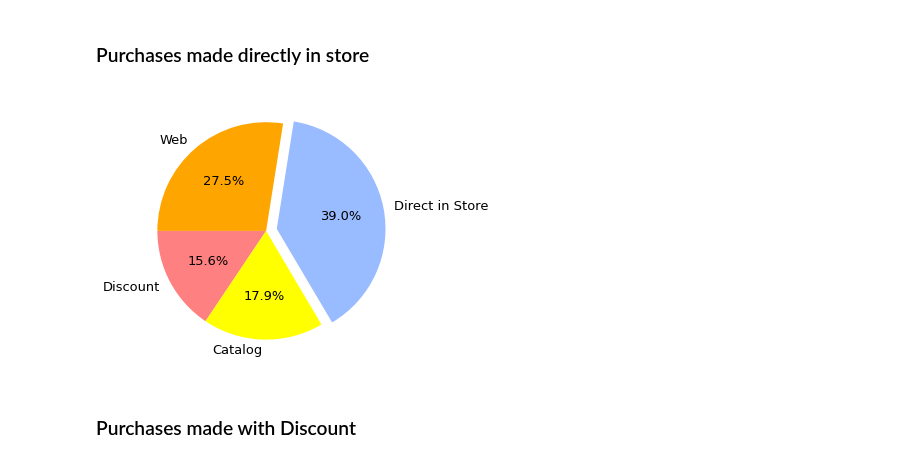
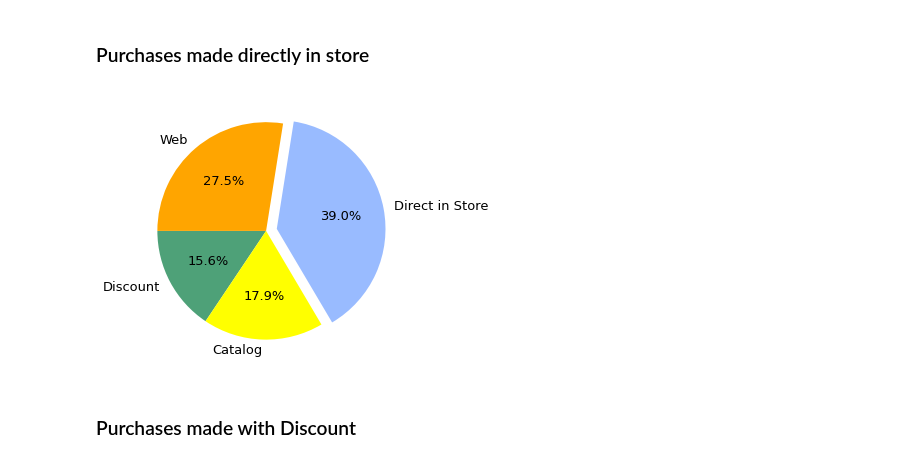
Before and after one commit to clarentcelsia/Analytics, a Jupyter notebook: marketing_campaign.ipynb, the cells around one changed output. Cells and saved outputs as stored; diff of their text form; code cells hidden in the pictures.

```diff
--- a/marketing_campaign.ipynb
+++ b/marketing_campaign.ipynb
@@ -686,21 +723,21 @@ fig.show()
 # %%
 fig, ax1 = plt.subplots(figsize=(8,5))
 
 chart_percentage = [float(x) for x in ([
     '{:.1f}'.format((tot_item_wdisc/sum_tot_items)*100),
     '{:.1f}'.format((tot_item_wcatalog/sum_tot_items)*100),
     '{:.1f}'.format((tot_item_wdirstore/sum_tot_items)*100),
     '{:.1f}'.format((tot_item_wweb/sum_tot_items)*100)
 ])]
 
 labels = ['Discount', 'Catalog', 'Direct in Store', 'Web']
 explode = [0, 0, 0.1, 0]
 angle = 60 * chart_percentage[2]
 wedges, *_ = ax1.pie(chart_percentage, autopct='%1.1f%%', startangle=angle,
-                     labels=labels, explode=explode, colors=['#ff8080','yellow','#99bbff','orange'], textprops={'size': 13})
+                     labels=labels, explode=explode, colors=['#4EA178','yellow','#99bbff','orange'], textprops={'size': 13})
 
 fig.show()
 # %% [output]
-[figure, old version]
+[figure, new version]
 # %% [markdown]
 ### Purchases made with Discount
```
Also changed, not shown: parts of 15 cells of this notebook, 1 other file.
